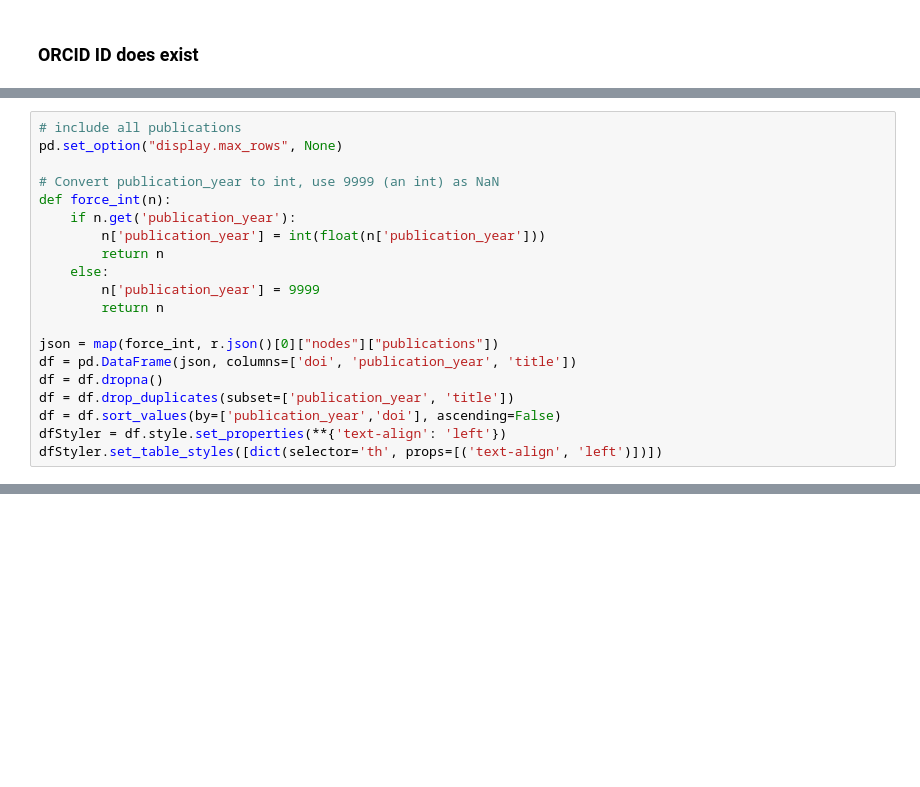
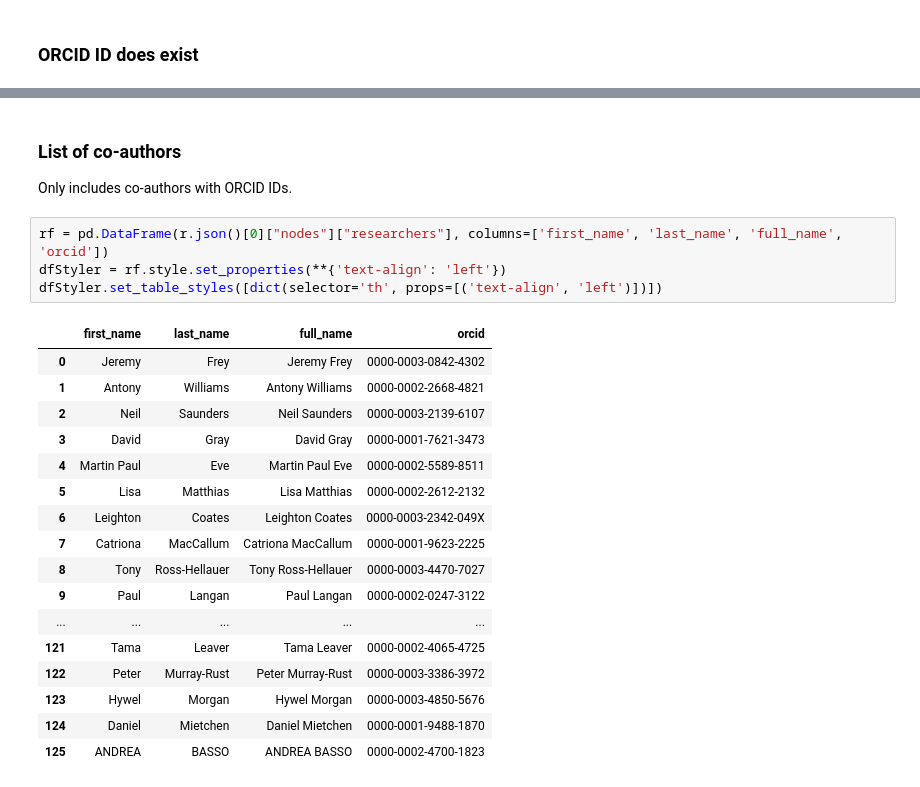
Before and after one commit to researchgraph/augment-api-beta, a Jupyter notebook: docs/notebooks/orcid.ipynb, the cells around one changed output, grey strips where cells are left out. Saved outputs shown, nothing was run; the diff lists cells and outputs as text; blank space fills up the shorter version.

```diff
--- a/docs/notebooks/orcid.ipynb
+++ b/docs/notebooks/orcid.ipynb
@@ -100,20 +97,0 @@ Only includes publications with DOIs, and duplicate versions removed, sorted by
-# %%
-# include all publications
-pd.set_option("display.max_rows", None)
-
-# Convert publication_year to int, use 9999 (an int) as NaN
-def force_int(n):
-    if n.get('publication_year'):
-        n['publication_year'] = int(float(n['publication_year']))
-        return n
-    else:
-        n['publication_year'] = 9999
-        return n
-
-json = map(force_int, r.json()[0]["nodes"]["publications"])
-df = pd.DataFrame(json, columns=['doi', 'publication_year', 'title'])
-df = df.dropna()
-df = df.drop_duplicates(subset=['publication_year', 'title'])
-df = df.sort_values(by=['publication_year','doi'], ascending=False)
-dfStyler = df.style.set_properties(**{'text-align': 'left'})
-dfStyler.set_table_styles([dict(selector='th', props=[('text-align', 'left')])])
@@ -164,0 +98,25 @@ alt.Chart(yf).mark_bar(color='green').properties(width=500).encode(
+# %% [markdown]
+### List of co-authors
+Only includes co-authors with ORCID IDs.
+# %%
+rf = pd.DataFrame(r.json()[0]["nodes"]["researchers"], columns=['first_name', 'last_name', 'full_name', 'orcid'])
+dfStyler = rf.style.set_properties(**{'text-align': 'left'})
+dfStyler.set_table_styles([dict(selector='th', props=[('text-align', 'left')])])
+# %% [output]
+|  | first_name | last_name | full_name | orcid |
+| 0 | Jeremy | Frey | Jeremy Frey | 0000-0003-0842-4302 |
+| 1 | Antony | Williams | Antony Williams | 0000-0002-2668-4821 |
+| 2 | Neil | Saunders | Neil Saunders | 0000-0003-2139-6107 |
+| 3 | David | Gray | David Gray | 0000-0001-7621-3473 |
+| 4 | Martin Paul | Eve | Martin Paul Eve | 0000-0002-5589-8511 |
+| 5 | Lisa | Matthias | Lisa Matthias | 0000-0002-2612-2132 |
+| 6 | Leighton | Coates | Leighton Coates | 0000-0003-2342-049X |
+| 7 | Catriona | MacCallum | Catriona MacCallum | 0000-0001-9623-2225 |
+| 8 | Tony | Ross-Hellauer | Tony Ross-Hellauer | 0000-0003-4470-7027 |
+| 9 | Paul | Langan | Paul Langan | 0000-0002-0247-3122 |
+| ... | ... | ... | ... | ... |
+| 121 | Tama | Leaver | Tama Leaver | 0000-0002-4065-4725 |
+| 122 | Peter | Murray-Rust | Peter Murray-Rust | 0000-0003-3386-3972 |
+| 123 | Hywel | Morgan | Hywel Morgan | 0000-0003-4850-5676 |
+| 124 | Daniel | Mietchen | Daniel Mietchen | 0000-0001-9488-1870 |
+| 125 | ANDREA | BASSO | ANDREA BASSO | 0000-0002-4700-1823 |
```
Also changed, not shown: parts of 7 cells of this notebook, 7 other files.
